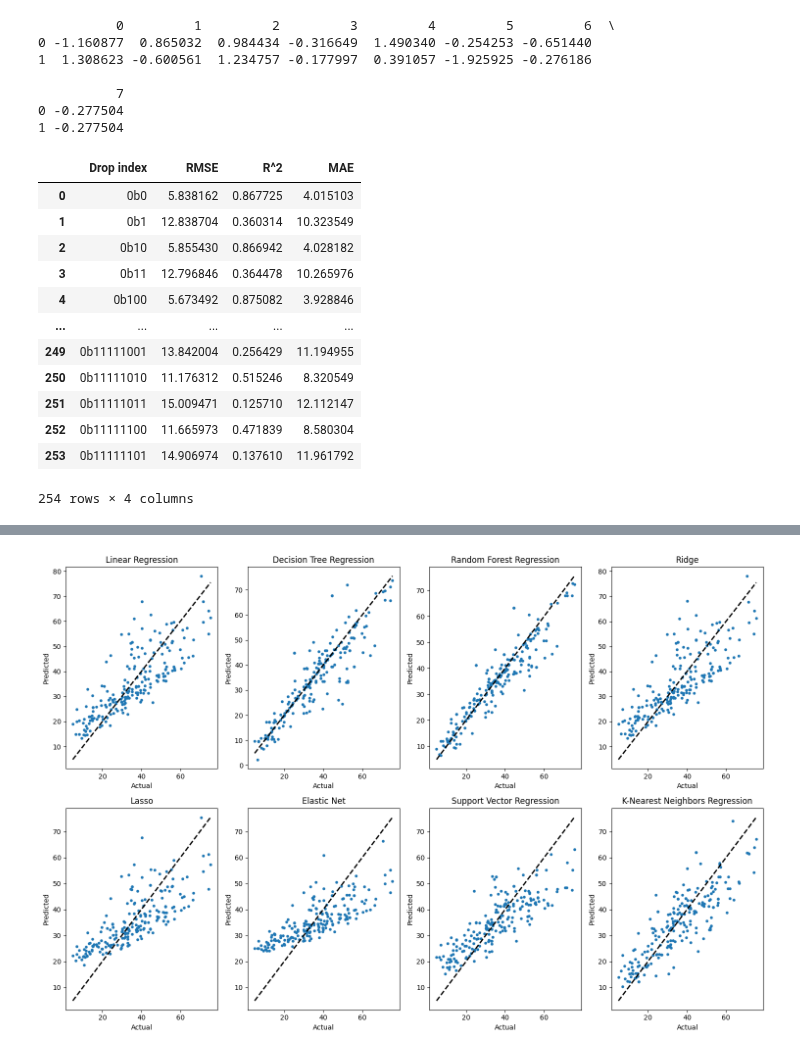
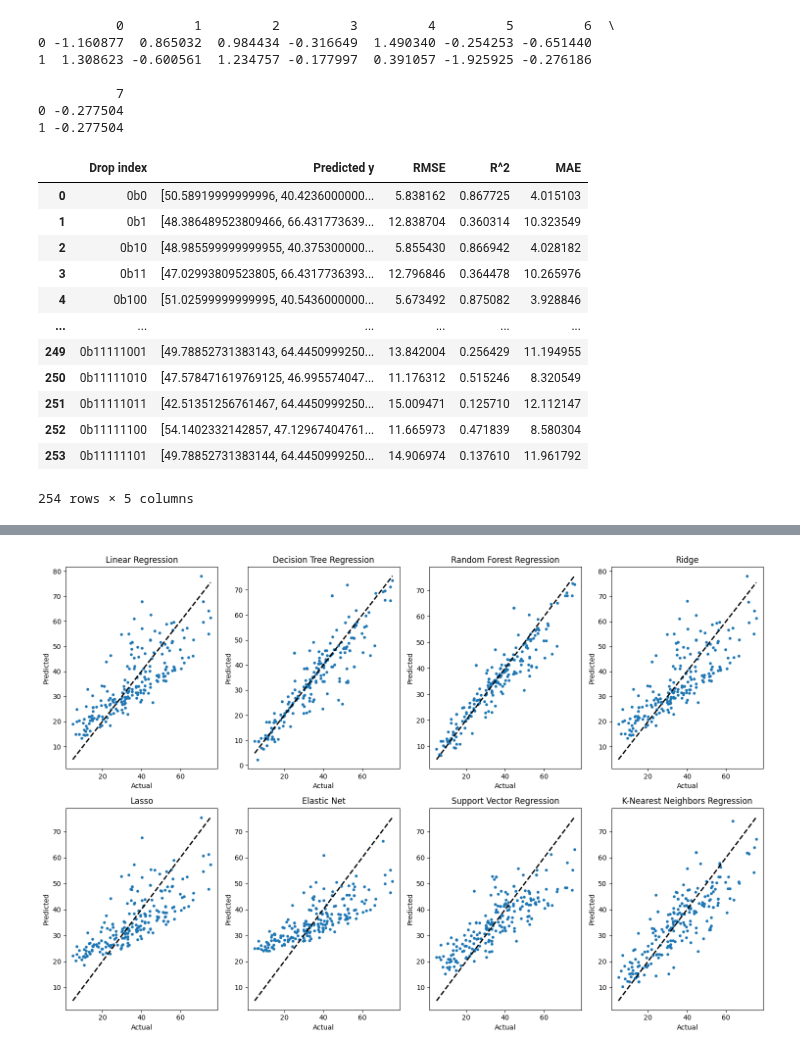
Before and after one commit to 124890/Comp-Challenge---2023-4, a Jupyter notebook: Code.ipynb, the cells around one changed output, grey strips where cells are left out. Cells and saved outputs as stored; diff of their text form; code cells hidden in the pictures.

Commit message:
Graphing.2
Data for graphs updates based on checkboxes - still struggling with updating the actual scatter

```diff
--- a/Code.ipynb
+++ b/Code.ipynb
@@ -564,48 +564,48 @@ def var_drop(dropVar):
 1 -0.277504
 # %%
 def var_performance():
-    var_error_df = pd.DataFrame(columns=[ 'Drop index', 'RMSE', 'R^2', 'MAE'])
+    var_error_df = pd.DataFrame(columns=[ 'Drop index','Predicted y', 'RMSE', 'R^2', 'MAE'])
     x_train_drop = X_train_preprocessed
     x_test_drop = X_test_preprocessed
     best_model = regression_performance()
 
     #model_function = test_dictionary[best_model]
     for i in range(254):
         #print(i)
         x_train_drop, x_test_drop = var_drop(i)
         test_dictionary = [('Linear Regression', linear_regression(x_train_drop, y_train,x_test_drop)),
                         ('Decision Tree Regression', decision_tree_regression(x_train_drop, y_train, x_test_drop)),
                         ('Random Forest Regression', random_forest_regression(x_train_drop, y_train,x_test_drop)),
                         ('Ridge', ridge_regression(x_train_drop, y_train, x_test_drop)),
                         ('Lasso', perform_lasso(x_train_drop, y_train ,x_test_drop)),
                         ('Elastic Net', elastic_net_regression(x_train_drop, y_train ,x_test_drop)),
                         ('Support Vector Regression', perform_svr(x_train_drop, y_train, x_test_drop)),
                         ('K-Nearest Neighbors Regression', perform_knn(x_train_drop, y_train, x_test_drop))]
             #find the corresponding value for the key best_model
 
         for key, value in test_dictionary:
             if key == best_model:
                 model_function = value
 
         #print(x_test_drop.head())
         y_pred = model_function
-        var_error_df.loc[i] = [bin(i), sqrt(mean_squared_error(y_test, y_pred)), r2_score(y_test, y_pred), mean_absolute_error(y_test, y_pred)]
+        var_error_df.loc[i] = [bin(i), y_pred, sqrt(mean_squared_error(y_test, y_pred)), r2_score(y_test, y_pred), mean_absolute_error(y_test, y_pred)]
     return var_error_df
 var_performance()
 # %% [output]
-|  | Drop index | RMSE | R^2 | MAE |
-| 0 | 0b0 | 5.838162 | 0.867725 | 4.015103 |
-| 1 | 0b1 | 12.838704 | 0.360314 | 10.323549 |
-| 2 | 0b10 | 5.855430 | 0.866942 | 4.028182 |
-| 3 | 0b11 | 12.796846 | 0.364478 | 10.265976 |
-| 4 | 0b100 | 5.673492 | 0.875082 | 3.928846 |
-| ... | ... | ... | ... | ... |
-| 249 | 0b11111001 | 13.842004 | 0.256429 | 11.194955 |
-| 250 | 0b11111010 | 11.176312 | 0.515246 | 8.320549 |
-| 251 | 0b11111011 | 15.009471 | 0.125710 | 12.112147 |
-| 252 | 0b11111100 | 11.665973 | 0.471839 | 8.580304 |
-| 253 | 0b11111101 | 14.906974 | 0.137610 | 11.961792 |
+|  | Drop index | Predicted y | RMSE | R^2 | MAE |
+| 0 | 0b0 | [50.58919999999996, 40.4236000000... | 5.838162 | 0.867725 | 4.015103 |
+| 1 | 0b1 | [48.386489523809466, 66.431773639... | 12.838704 | 0.360314 | 10.323549 |
+| 2 | 0b10 | [48.985599999999955, 40.375300000... | 5.855430 | 0.866942 | 4.028182 |
+| 3 | 0b11 | [47.02993809523805, 66.4317736393... | 12.796846 | 0.364478 | 10.265976 |
+| 4 | 0b100 | [51.02599999999995, 40.5436000000... | 5.673492 | 0.875082 | 3.928846 |
+| ... | ... | ... | ... | ... | ... |
+| 249 | 0b11111001 | [49.78852731383143, 64.4450999250... | 13.842004 | 0.256429 | 11.194955 |
+| 250 | 0b11111010 | [47.578471619769125, 46.995574047... | 11.176312 | 0.515246 | 8.320549 |
+| 251 | 0b11111011 | [42.51351256761467, 64.4450999250... | 15.009471 | 0.125710 | 12.112147 |
+| 252 | 0b11111100 | [54.1402332142857, 47.12967404761... | 11.665973 | 0.471839 | 8.580304 |
+| 253 | 0b11111101 | [49.78852731383144, 64.4450999250... | 14.906974 | 0.137610 | 11.961792 |
-254 rows × 4 columns
+254 rows × 5 columns
 # %%
 checkboxes = [widgets.Checkbox(value=True, description=col) for col in X.columns]
 
```
Also changed, not shown: parts of 4 cells of this notebook.
